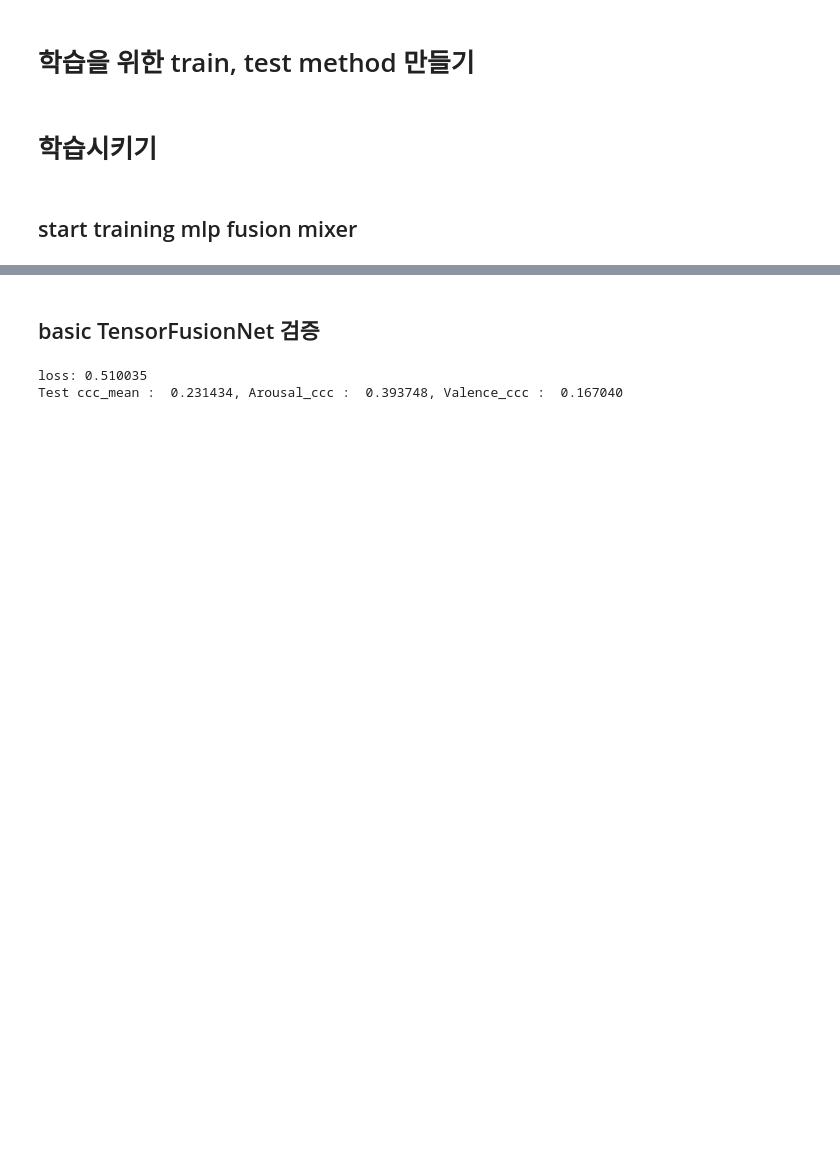
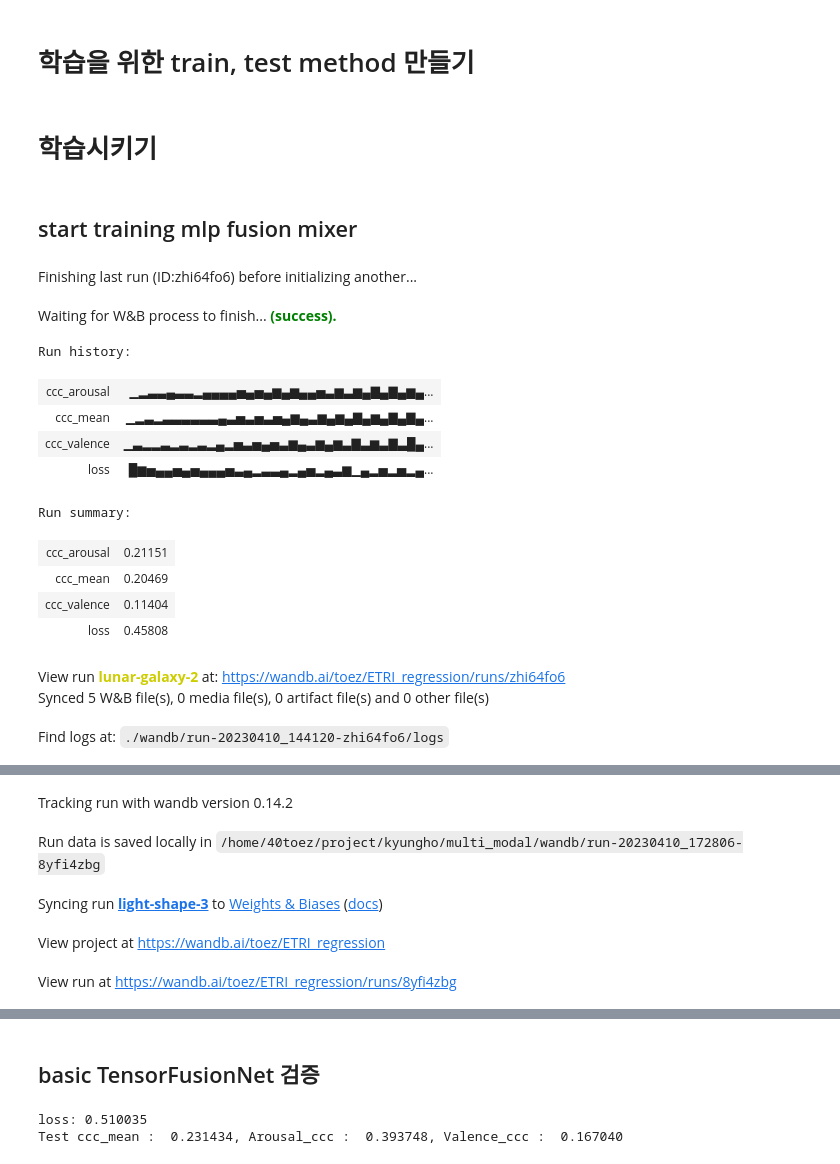
Before and after one commit to ARP-Lab/multi_modal, a Jupyter notebook: experimental/k_model_for_regression_CNN.ipynb, the cells around one changed output, grey strips where cells are left out. Saved outputs shown, nothing was run; the diff lists cells and outputs as text; code cells hidden in the pictures; blank space fills up the shorter version.

Commit message:
k_cccl

```diff
--- a/experimental/k_model_for_regression_CNN.ipynb
+++ b/experimental/k_model_for_regression_CNN.ipynb
@@ -515,5 +568,32 @@ def test(dataloader, model, loss_fn, mode = 'test'):
 # %%
 # Set the Training Parameters
 lr = 1e-3
-criterion = nn.MSELoss()
+# criterion = nn.MSELoss()
+criterion = cccl
 optimizer = optim.Adagrad(model_tf_cnn_mixer.parameters(), lr=lr) # regression
+epochs = 1
+# %%
+run = wandb.init(
+    # Set the project where this run will be logged
+    project="ETRI_regression",
+    # Track hyperparameters and run metadata
+    config={
+        "learning_rate": lr,
+        "epochs": epochs,
+    })
+# %% [output]
+Finishing last run (ID:zhi64fo6) before initializing another...
+Waiting for W&B process to finish... (success).
+Run history:
+| ccc_arousal | ▁▂▃▃▄▃▃▂▄▄▄▄▅▄▅▄▆▄▆▄▄▅▃▆▃▆▄▇▄▇▄▆▄... |
+| ccc_mean | ▁▂▃▂▃▃▃▃▃▃▄▃▅▃▅▃▅▄▆▄▃▆▄▆▄▇▄▆▄▇▄▇▄... |
+| ccc_valence | ▁▃▂▂▃▂▃▂▃▂▄▂▅▃▅▄▅▃▆▄▃▆▄▆▃▇▃▆▃▇▃█▄... |
+| loss | █▆▅▄▄▅▄▅▄▄▄▅▃▄▂▃▃▄▂▄▅▂▄▃▆▁▄▂▅▂▅▂▄... |
+Run summary:
+| ccc_arousal | 0.21151 |
+| ccc_mean | 0.20469 |
+| ccc_valence | 0.11404 |
+| loss | 0.45808 |
+View run lunar-galaxy-2 at: https://wandb.ai/toez/ETRI_regression/runs/zhi64fo6
+Synced 5 W&B file(s), 0 media file(s), 0 artifact file(s) and 0 other file(s)
+Find logs at: ./wandb/run-20230410_144120-zhi64fo6/logs
@@ -520 +601,6 @@ optimizer = optim.Adagrad(model_tf_cnn_mixer.parameters(), lr=lr) # regression
+Tracking run with wandb version 0.14.2
+Run data is saved locally in /home/40toez/project/kyungho/multi_modal/wandb/run-20230410_172806-8yfi4zbg
+Syncing run light-shape-3 to Weights & Biases (docs)
+View project at https://wandb.ai/toez/ETRI_regression
+View run at https://wandb.ai/toez/ETRI_regression/runs/8yfi4zbg
 # %%
```
Also changed, not shown: parts of 15 cells of this notebook, 2 other files.
